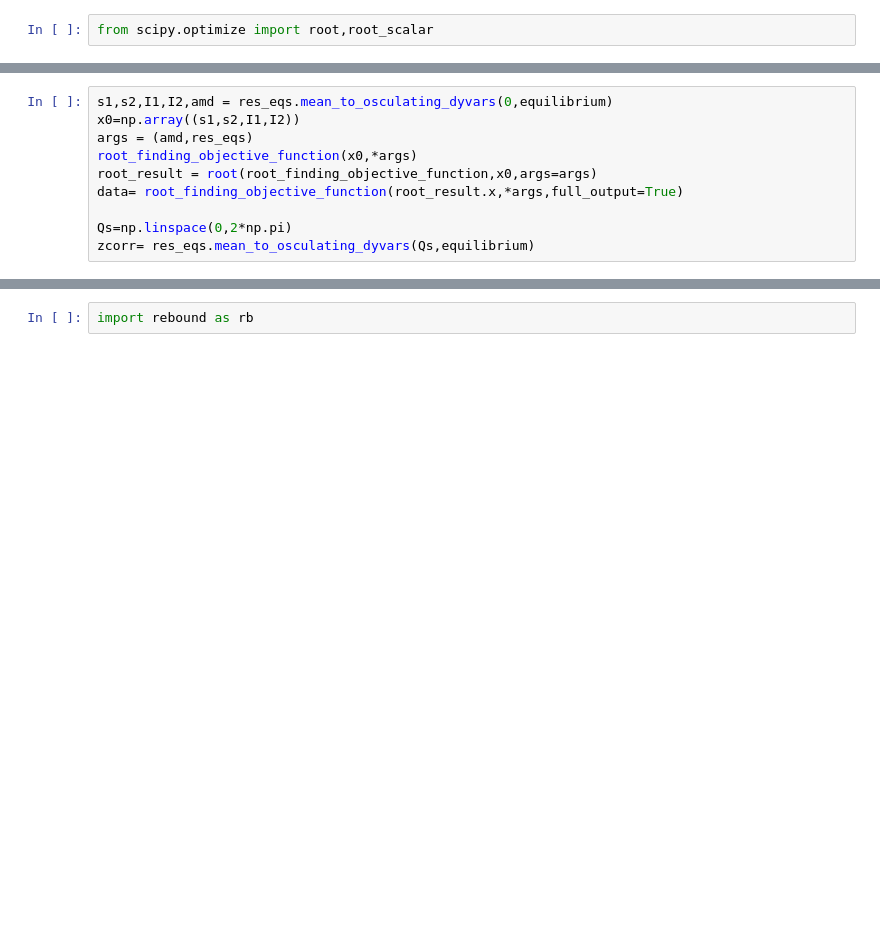
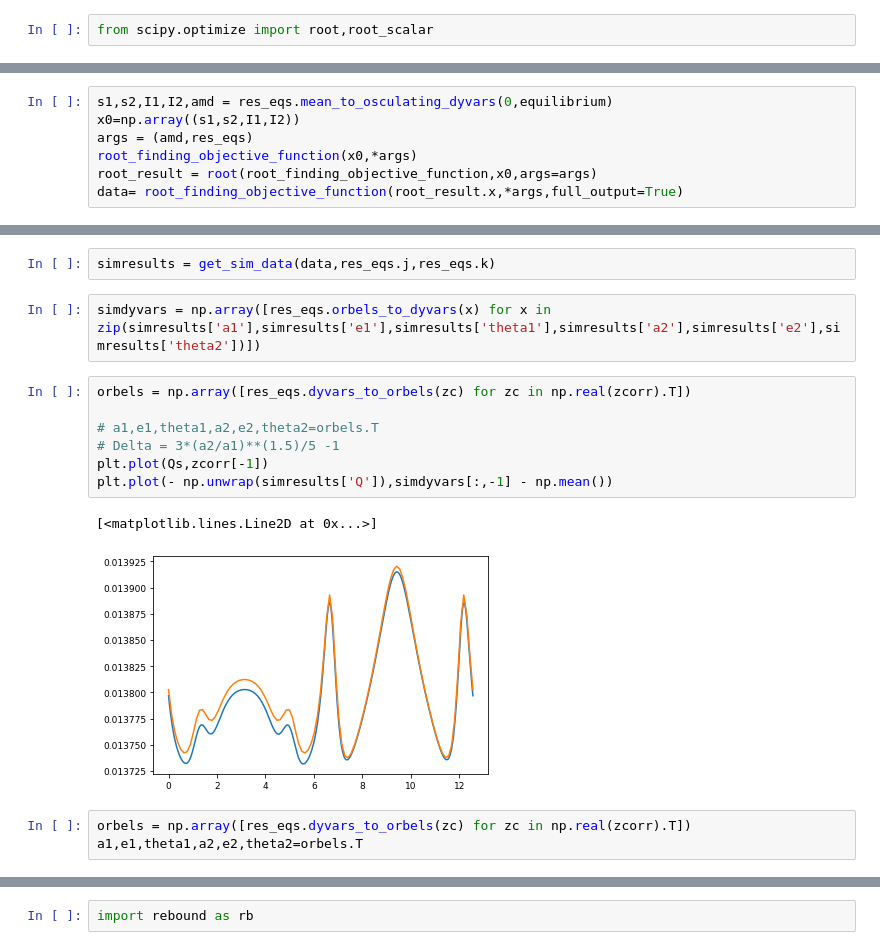
Before and after one commit to shadden/ResonantPlanetPairsRVModeling, a Jupyter notebook: jupyter_examples/Construct_ACR_Families.ipynb, the cells around one changed output, grey strips where cells are left out. Cells and saved outputs as stored; diff of their text form; blank space fills up the shorter version.

```diff
--- a/jupyter_examples/Construct_ACR_Families.ipynb
+++ b/jupyter_examples/Construct_ACR_Families.ipynb
@@ -465,6 +574,3 @@ args = (amd,res_eqs)
 root_finding_objective_function(x0,*args)
 root_result = root(root_finding_objective_function,x0,args=args)
 data= root_finding_objective_function(root_result.x,*args,full_output=True)
-
-Qs=np.linspace(0,2*np.pi)
-zcorr= res_eqs.mean_to_osculating_dyvars(Qs,equilibrium)
@@ -470,0 +581,17 @@ zcorr= res_eqs.mean_to_osculating_dyvars(Qs,equilibrium)
+# %%
+simresults = get_sim_data(data,res_eqs.j,res_eqs.k)
+# %%
+simdyvars = np.array([res_eqs.orbels_to_dyvars(x) for x in zip(simresults['a1'],simresults['e1'],simresults['theta1'],simresults['a2'],simresults['e2'],simresults['theta2'])])
+# %%
+orbels = np.array([res_eqs.dyvars_to_orbels(zc) for zc in np.real(zcorr).T])
+
+# a1,e1,theta1,a2,e2,theta2=orbels.T
+# Delta = 3*(a2/a1)**(1.5)/5 -1
+plt.plot(Qs,zcorr[-1])
+plt.plot(- np.unwrap(simresults['Q']),simdyvars[:,-1] - np.mean())
+# %% [output]
+[<matplotlib.lines.Line2D at 0x...>]
+[figure, added]
+# %%
+orbels = np.array([res_eqs.dyvars_to_orbels(zc) for zc in np.real(zcorr).T])
+a1,e1,theta1,a2,e2,theta2=orbels.T
```
Also changed, not shown: parts of 19 cells of this notebook, 3 other files.
